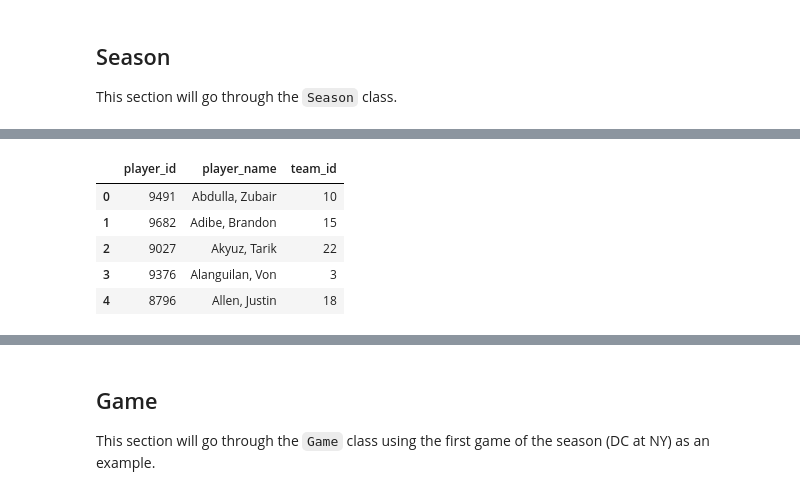
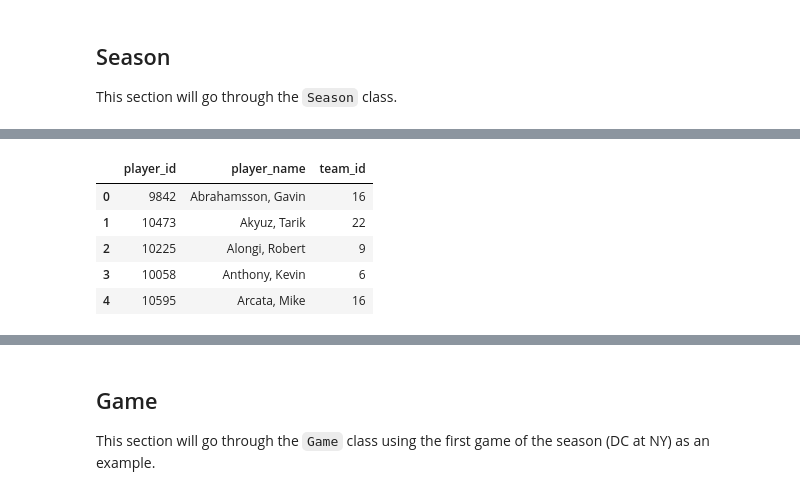
Before and after one commit to JohnLithio/AUDL-Advanced-Stats, a Jupyter notebook: Example.ipynb, the cells around one changed output, grey strips where cells are left out. Cells and saved outputs as stored; diff of their text form; code cells hidden in the pictures.

```diff
--- a/Example.ipynb
+++ b/Example.ipynb
@@ -14,6 +14,7 @@ This section will go through the `Season` class.
 %%time
 # Initialize season object
 s = audl.Season(
+    year=2022,
     data_path="data",
     upload=False,
     download=False
@@ -26,9 +28,9 @@ Wall time: 5min
 |  | player_id | player_name | team_id |
-| 0 | 9491 | Abdulla, Zubair | 10 |
-| 1 | 9682 | Adibe, Brandon | 15 |
-| 2 | 9027 | Akyuz, Tarik | 22 |
-| 3 | 9376 | Alanguilan, Von | 3 |
-| 4 | 8796 | Allen, Justin | 18 |
+| 0 | 9842 | Abrahamsson, Gavin | 16 |
+| 1 | 10473 | Akyuz, Tarik | 22 |
+| 2 | 10225 | Alongi, Robert | 9 |
+| 3 | 10058 | Anthony, Kevin | 6 |
+| 4 | 10595 | Arcata, Mike | 16 |
 # %%
 %%time
 # Get all teams
```
Also changed, not shown: parts of 21 cells of this notebook.
